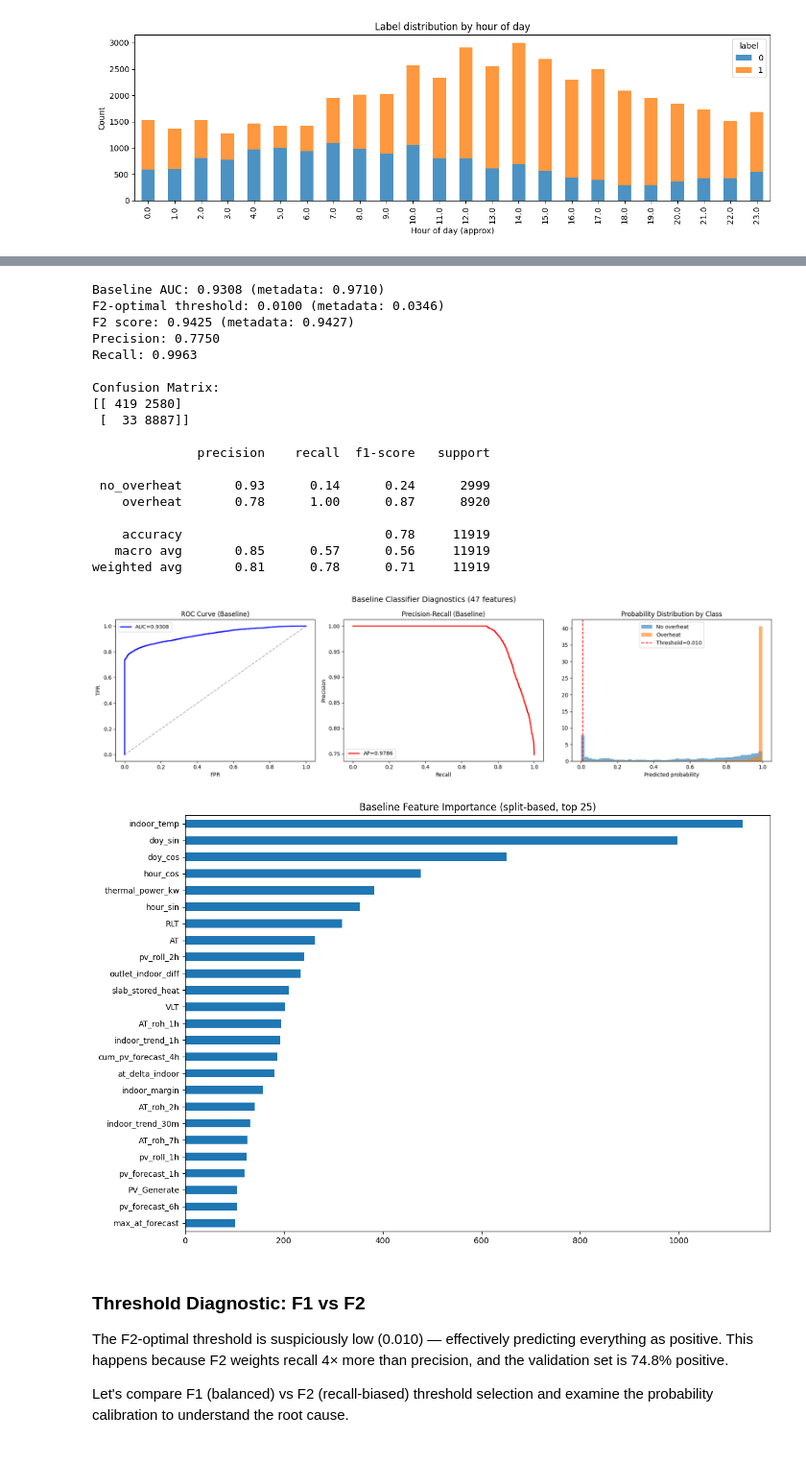
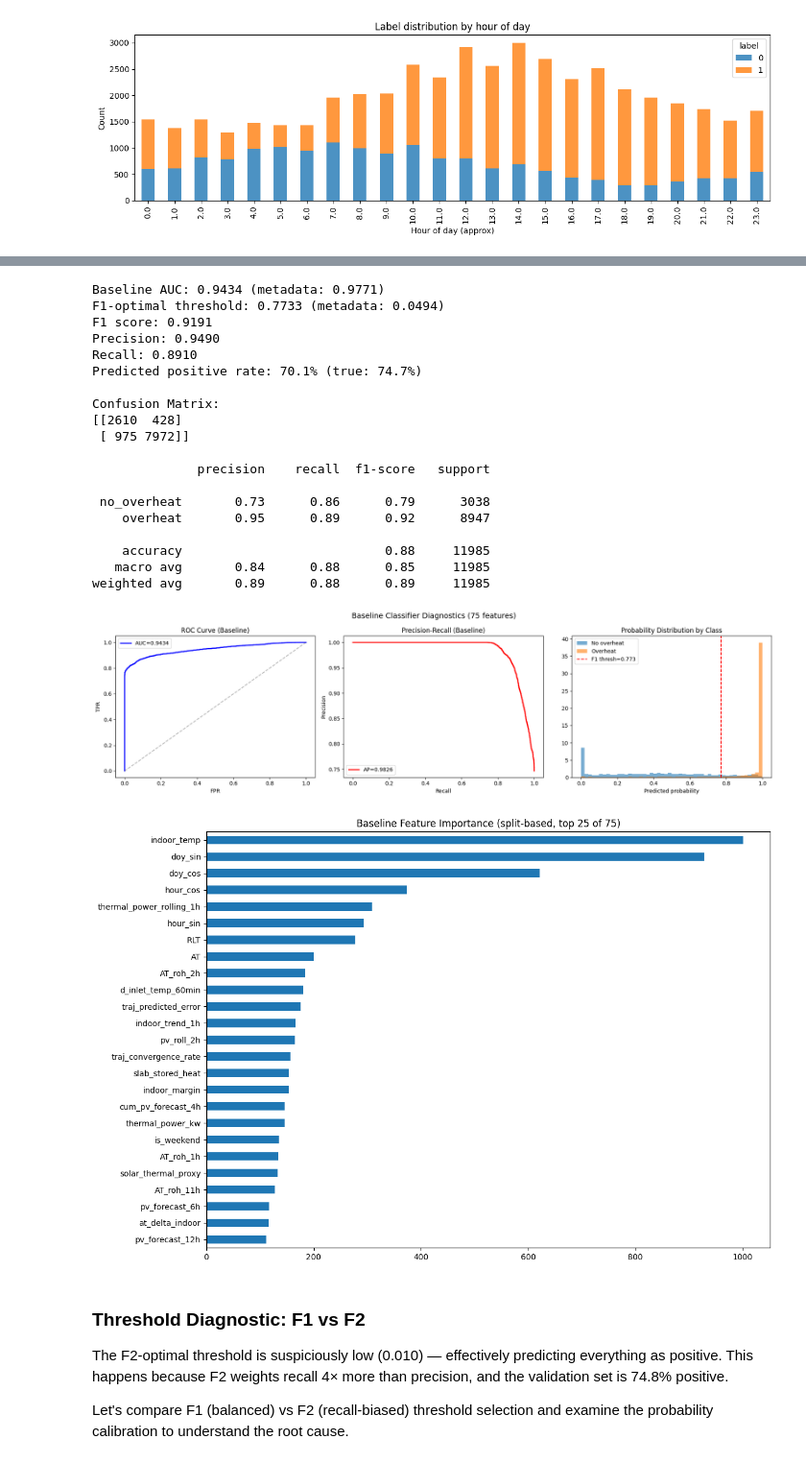
Before and after one commit to jhilkert90-wq/ml_heating_underfloor, a Jupyter notebook: notebooks/analysis/09_cooling_ml_analysis.ipynb, the cells around one changed output, grey strips where cells are left out. Shown at 96% size. Saved outputs shown, nothing was run; the diff lists cells and outputs as text; code cells hidden in the pictures.

```diff
--- a/notebooks/analysis/09_cooling_ml_analysis.ipynb
+++ b/notebooks/analysis/09_cooling_ml_analysis.ipynb
@@ -154,5 +163,5 @@ Train: 35758 rows (62.6% pos), Val: 11919 rows (74.8% pos)
 # %%
-# Train baseline LightGBM classifier
+# Train baseline LightGBM classifier with all 75 features
 lgb_params = meta['lgb_params'].copy()
 lgb_params.pop('n_jobs', None)  # notebook: single-thread safe
 
@@ -166,42 +175,51 @@ y_proba_base = baseline_model.predict_proba(X_val)[:, 1]
 auc_base = roc_auc_score(y_val, y_proba_base)
 print(f'Baseline AUC: {auc_base:.4f} (metadata: {meta["roc_auc"]:.4f})')
 
-# F2-optimal threshold via cross-validation
+# F1-optimal threshold (balanced precision/recall)
+def find_f1_threshold(y_true, y_proba, n_points=200):
+    thresholds = np.linspace(0.01, 0.99, n_points)
+    f1_scores = [f1_score(y_true, (y_proba >= t).astype(int)) for t in thresholds]
+    best_idx = np.argmax(f1_scores)
+    return thresholds[best_idx], f1_scores[best_idx]
+
+# Also keep F2 for comparison
 def find_f2_threshold(y_true, y_proba, n_points=200):
     thresholds = np.linspace(0.01, 0.99, n_points)
     f2_scores = [fbeta_score(y_true, (y_proba >= t).astype(int), beta=2) for t in thresholds]
     best_idx = np.argmax(f2_scores)
     return thresholds[best_idx], f2_scores[best_idx]
 
-thresh_base, f2_base = find_f2_threshold(y_val, y_proba_base)
+thresh_base, f1_base = find_f1_threshold(y_val, y_proba_base)
 y_pred_base = (y_proba_base >= thresh_base).astype(int)
 
-print(f'F2-optimal threshold: {thresh_base:.4f} (metadata: {meta["threshold"]:.4f})')
-print(f'F2 score: {f2_base:.4f} (metadata: {meta["val_f2"]:.4f})')
+print(f'F1-optimal threshold: {thresh_base:.4f} (metadata: {meta["threshold"]:.4f})')
+print(f'F1 score: {f1_base:.4f}')
 print(f'Precision: {precision_score(y_val, y_pred_base):.4f}')
 print(f'Recall: {recall_score(y_val, y_pred_base):.4f}')
+print(f'Predicted positive rate: {y_pred_base.mean():.1%} (true: {y_val.mean():.1%})')
 print(f'\nConfusion Matrix:')
 print(confusion_matrix(y_val, y_pred_base))
 print(f'\n{classification_report(y_val, y_pred_base, target_names=["no_overheat", "overheat"])}')
 # %% [output]
-Baseline AUC: 0.9308 (metadata: 0.9710)
-F2-optimal threshold: 0.0100 (metadata: 0.0346)
-F2 score: 0.9425 (metadata: 0.9427)
-Precision: 0.7750
-Recall: 0.9963
+Baseline AUC: 0.9434 (metadata: 0.9771)
+F1-optimal threshold: 0.7733 (metadata: 0.0494)
+F1 score: 0.9191
+Precision: 0.9490
+Recall: 0.8910
+Predicted positive rate: 70.1% (true: 74.7%)
 
 Confusion Matrix:
-[[ 419 2580]
- [  33 8887]]
+[[2610  428]
+ [ 975 7972]]
 
               precision    recall  f1-score   support
 
- no_overheat       0.93      0.14      0.24      2999
-    overheat       0.78      1.00      0.87      8920
+ no_overheat       0.73      0.86      0.79      3038
+    overheat       0.95      0.89      0.92      8947
 
-    accuracy                           0.78     11919
-   macro avg       0.85      0.57      0.56     11919
-weighted avg       0.81      0.78      0.71     11919
+    accuracy                           0.88     11985
+   macro avg       0.84      0.88      0.85     11985
+weighted avg       0.89      0.88      0.89     11985
 # %%
 # Baseline diagnostic plots
 fig, axes = plt.subplots(1, 3, figsize=(18, 5))
@@ -212,39 +230,39 @@ axes[0].plot(fpr, tpr, 'b-', lw=2, label=f'AUC={auc_base:.4f}')
 axes[0].plot([0,1], [0,1], 'k--', alpha=0.3)
 axes[0].set_xlabel('FPR'); axes[0].set_ylabel('TPR')
 axes[0].set_title('ROC Curve (Baseline)')
 axes[0].legend()
 
 # Precision-Recall curve
 prec, rec, _ = precision_recall_curve(y_val, y_proba_base)
 ap = average_precision_score(y_val, y_proba_base)
 axes[1].plot(rec, prec, 'r-', lw=2, label=f'AP={ap:.4f}')
 axes[1].set_xlabel('Recall'); axes[1].set_ylabel('Precision')
 axes[1].set_title('Precision-Recall (Baseline)')
 axes[1].legend()
 
 # Probability distribution by class
 axes[2].hist(y_proba_base[y_val==0], bins=50, alpha=0.6, label='No overheat', density=True)
 axes[2].hist(y_proba_base[y_val==1], bins=50, alpha=0.6, label='Overheat', density=True)
-axes[2].axvline(thresh_base, color='r', ls='--', label=f'Threshold={thresh_base:.3f}')
+axes[2].axvline(thresh_base, color='r', ls='--', label=f'F1 thresh={thresh_base:.3f}')
 axes[2].set_xlabel('Predicted probability')
 axes[2].set_title('Probability Distribution by Class')
 axes[2].legend()
 
-plt.suptitle('Baseline Classifier Diagnostics (47 features)', fontsize=14)
+plt.suptitle(f'Baseline Classifier Diagnostics ({len(FEATURE_COLS_BASELINE)} features)', fontsize=14)
 plt.tight_layout()
 plt.show()
 
-# Feature importance (top 20)
+# Feature importance (top 25)
 fi = pd.Series(baseline_model.feature_importances_, index=FEATURE_COLS_BASELINE).sort_values(ascending=False)
 fig, ax = plt.subplots(figsize=(12, 8))
 fi.head(25).plot.barh(ax=ax)
-ax.set_title('Baseline Feature Importance (split-based, top 25)')
+ax.set_title(f'Baseline Feature Importance (split-based, top 25 of {len(FEATURE_COLS_BASELINE)})')
 ax.invert_yaxis()
 plt.tight_layout()
 plt.show()
 # %% [output]
-[figure, old version]
+[figure, new version]
-[figure, old version]
+[figure, new version]
 # %% [markdown]
 ### Threshold Diagnostic: F1 vs F2
 
```
Also changed, not shown: parts of 40 cells of this notebook, 18 other files.
